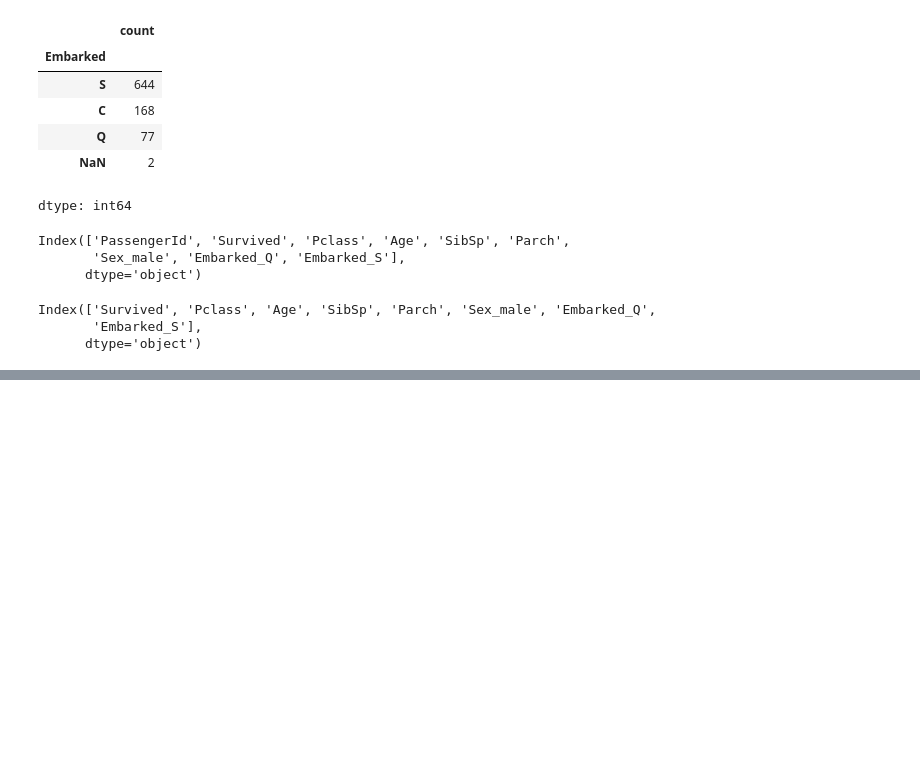
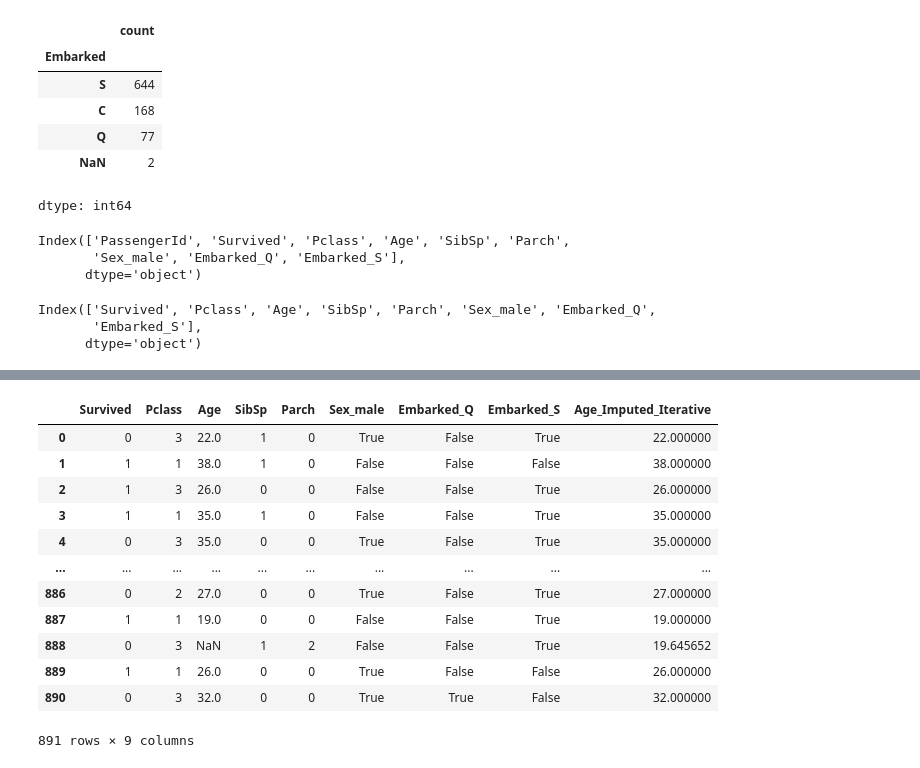
Before and after one commit to sarasantosdev/machine_learning_guia_de_referencia_rapida_estudos, a Jupyter notebook: machine_learning_guia_referencia_rapida.ipynb, the cells around one changed output, grey strips where cells are left out. Cells and saved outputs as stored; diff of their text form; code cells hidden in the pictures; blank space fills up the shorter version.

```diff
--- a/machine_learning_guia_referencia_rapida.ipynb
+++ b/machine_learning_guia_referencia_rapida.ipynb
@@ -172,0 +169,32 @@ X_train, X_test, y_train, y_test = model_selection.train_test_split(X, y, test_s
+# %%
+# apenas código de estudo orientado pelo gemini
+from sklearn.experimental import enable_iterative_imputer
+from sklearn import impute
+
+features_use = ['Pclass', 'Age', 'SibSp', 'Parch', 'Sex_male', 'Embarked_Q', 'Embarked_S']
+
+df_iterative = df
+
+# criando objeto de imputação iterativa
+iterative_imputer = impute.IterativeImputer(max_iter=10, random_state=42)
+
+#treinando o modelo de imputação iterativa e aplicando aos dados
+imputed_data_iterative = iterative_imputer.fit_transform(df_iterative[features_use])
+
+df_iterative['Age_Imputed_Iterative'] = imputed_data_iterative[:, 1]
+
+df_iterative
+# %% [output]
+|  | Survived | Pclass | Age | SibSp | Parch | Sex_male | Embarked_Q | Embarked_S | Age_Imputed_Iterative |
+| 0 | 0 | 3 | 22.0 | 1 | 0 | True | False | True | 22.000000 |
+| 1 | 1 | 1 | 38.0 | 1 | 0 | False | False | False | 38.000000 |
+| 2 | 1 | 3 | 26.0 | 0 | 0 | False | False | True | 26.000000 |
+| 3 | 1 | 1 | 35.0 | 1 | 0 | False | False | True | 35.000000 |
+| 4 | 0 | 3 | 35.0 | 0 | 0 | True | False | True | 35.000000 |
+| ... | ... | ... | ... | ... | ... | ... | ... | ... | ... |
+| 886 | 0 | 2 | 27.0 | 0 | 0 | True | False | True | 27.000000 |
+| 887 | 1 | 1 | 19.0 | 0 | 0 | False | False | True | 19.000000 |
+| 888 | 0 | 3 | NaN | 1 | 2 | False | False | True | 19.645652 |
+| 889 | 1 | 1 | 26.0 | 0 | 0 | True | False | False | 26.000000 |
+| 890 | 0 | 3 | 32.0 | 0 | 0 | True | True | False | 32.000000 |
+891 rows × 9 columns
```
Also changed, not shown: parts of 5 cells of this notebook.
